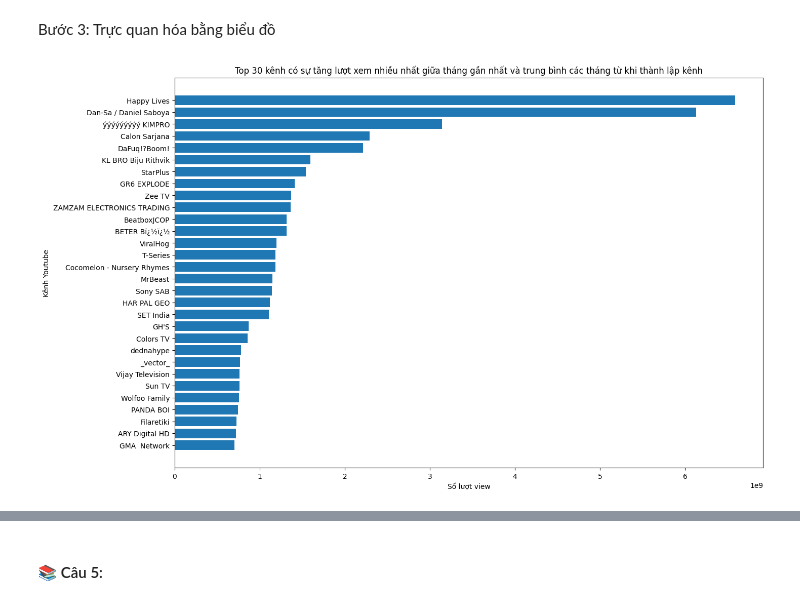
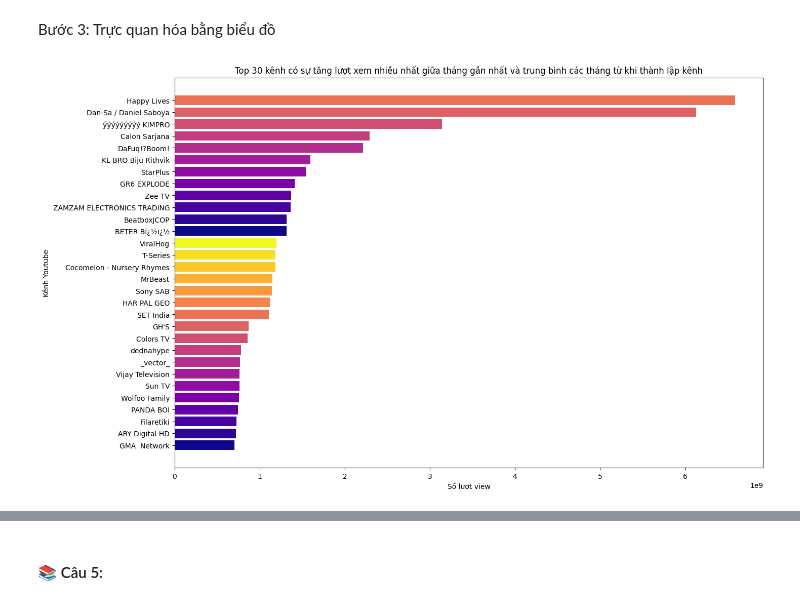
Before and after one commit to BaoDias2505/Final_Project_P4DS, a Jupyter notebook: 21127221_21127583.ipynb, the cells around one changed output, grey strips where cells are left out. Cells and saved outputs as stored; diff of their text form; code cells hidden in the pictures.

```diff
--- a/21127221_21127583.ipynb
+++ b/21127221_21127583.ipynb
@@ -474,0 +455,17 @@ data.select_dtypes(include=['object', 'bool'])\
+# %%
+countries_with_values = data.dropna(subset=['Latitude', 'Longitude'])[['Country', 'Latitude', 'Longitude']].drop_duplicates()
+
+geolocator = Nominatim(user_agent="geo_fillna")
+
+for index, row in data.iterrows():
+    if pd.isna(row['Latitude']) or pd.isna(row['Longitude']):
+        country = row['Country']
+        if country in countries_with_values['Country'].values:
+            lat, lon = countries_with_values.loc[countries_with_values['Country'] == country, ['Latitude', 'Longitude']].values[0]
+            data.at[index, 'Latitude'] = lat
+            data.at[index, 'Longitude'] = lon
+        else:
+            location = geolocator.geocode(country)
+            if location:
+                data.at[index, 'Latitude'] = location.latitude
+                data.at[index, 'Longitude'] = location.longitude
@@ -631,4 +670,4 @@ difference = data['video_views_for_the_last_30_days'] - average_monthly_views
 Bước 2: Sắp xếp theo thứ tự và thay đổi index
 # %%
 difference.index = data['Youtuber']
-result = difference.sort_values()
+channel = difference.sort_values()
@@ -636,9 +692,13 @@ result = difference.sort_values()
 Bước 3: Trực quan hóa bằng biểu đồ
 # %%
 plt.figure(figsize=(15,10))
-plt.barh(result.index[-30:], result[-30:])
+
+cmap = plt.cm.get_cmap('plasma')
+colors = cmap(np.linspace(0, 1, len(category)))
+
+plt.barh(channel.index[-30:], channel[-30:], color=colors)
 plt.xlabel('Số lượt view')
 plt.ylabel('Kênh Youtube')
 plt.title('Top 30 kênh có sự tăng lượt xem nhiều nhất giữa tháng gần nhất và trung bình các tháng từ khi thành lập kênh');
 # %% [output]
-[figure, old version]
+[figure, new version]
```
Also changed, not shown: parts of 41 cells of this notebook, 1 other file.
